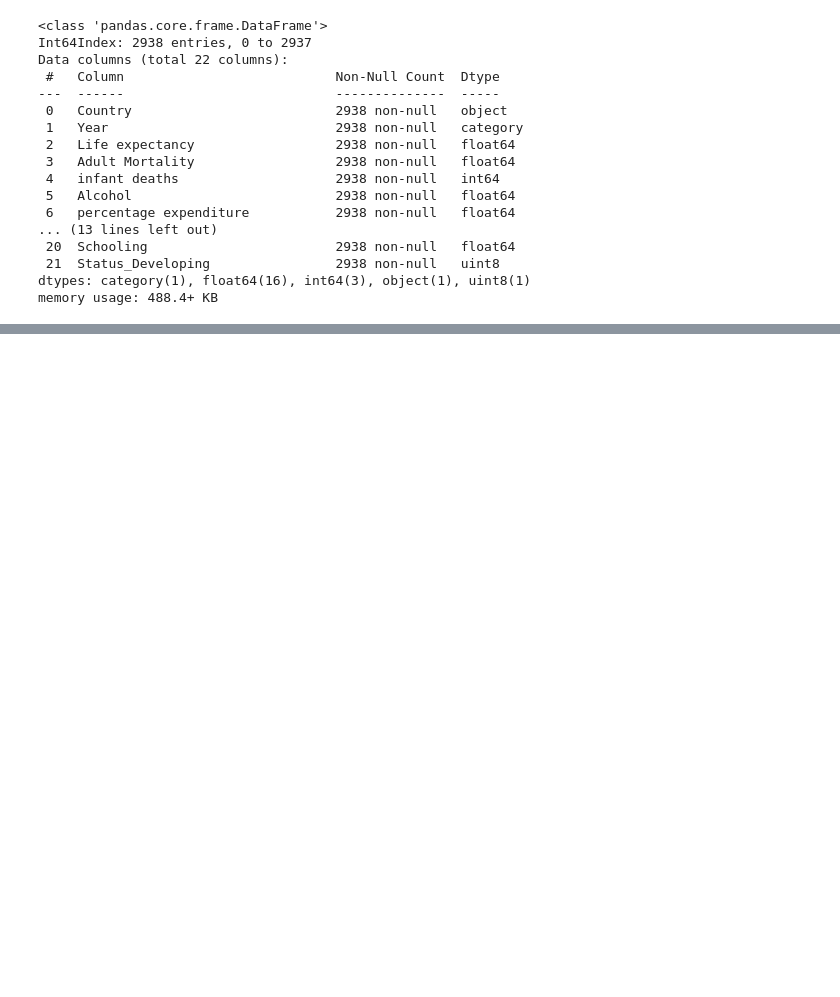
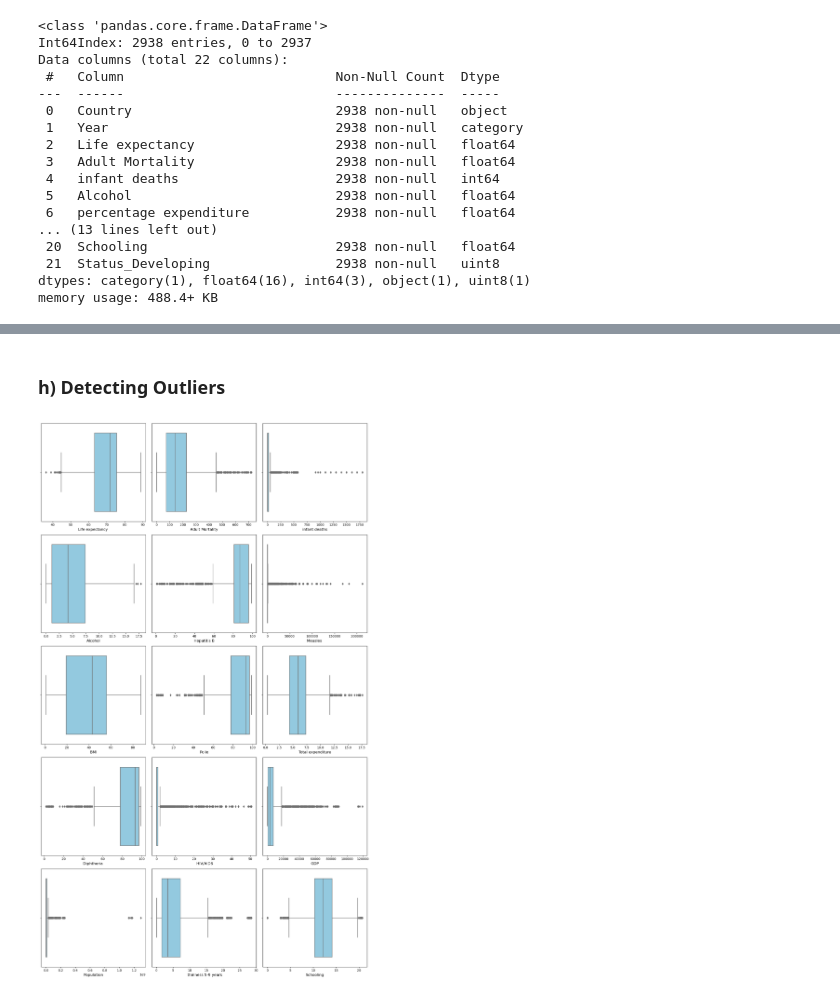
Before and after one commit to Dudimath/HealthMetrics360, a Jupyter notebook: student.ipynb, the cells around one changed output, grey strips where cells are left out. Cells and saved outputs as stored; diff of their text form; code cells hidden in the pictures; blank space fills up the shorter version.

```diff
--- a/student.ipynb
+++ b/student.ipynb
@@ -465,0 +525,21 @@ for column in other_columns:
+# %% [markdown]
+### h) Detecting Outliers
+# %%
+# Separate numeric variables
+numeric_vars = data.select_dtypes(include=['int64', 'float64']).columns
+
+# Calculate the number of rows and columns for subplots
+num_rows = (len(numeric_vars) - 1) // 3 + 1
+num_cols = min(len(numeric_vars), 3)
+
+# Visualize outliers using box plots
+plt.figure(figsize=(15, 5*num_rows))
+for i, var in enumerate(numeric_vars):
+    plt.subplot(num_rows, num_cols, i+1)
+    sns.boxplot(x=data[var], color='skyblue')
+    plt.xlabel(var, fontsize=12)
+
+plt.tight_layout()
+plt.show()
+# %% [output]
+[figure, added]
```
Also changed, not shown: parts of 19 cells of this notebook.
